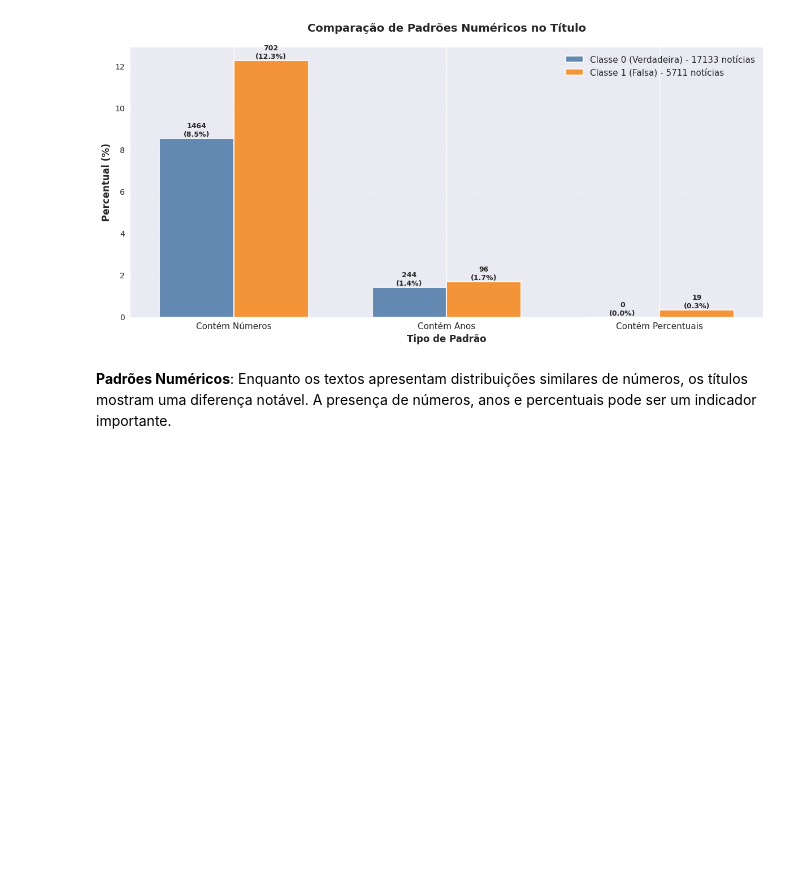
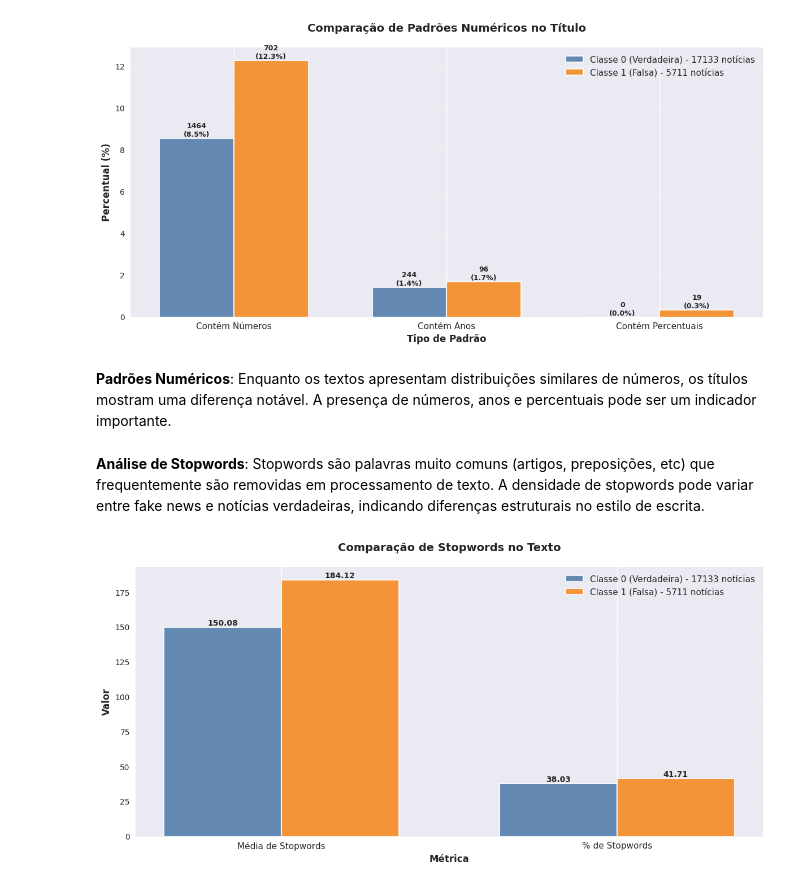
Before and after one commit to vlsmcin/ligia-challenge-NLP-vlsm, a Jupyter notebook: notebooks/1_Analise-Exploratoria.ipynb, the cells around one changed output. Cells and saved outputs as stored; diff of their text form; code cells hidden in the pictures; blank space fills up the shorter version.

Commit message:
feat: Add stopwords analysis

```diff
--- a/notebooks/1_Analise-Exploratoria.ipynb
+++ b/notebooks/1_Analise-Exploratoria.ipynb
@@ -356,3 +358,5 @@ plot_number_patterns_comparison(column='title', title_prefix='Título')
 [figure]
 # %% [markdown]
 **Padrões Numéricos**: Enquanto os textos apresentam distribuições similares de números, os títulos mostram uma diferença notável. A presença de números, anos e percentuais pode ser um indicador importante.
+# %% [markdown]
+**Análise de Stopwords**: Stopwords são palavras muito comuns (artigos, preposições, etc) que frequentemente são removidas em processamento de texto. A densidade de stopwords pode variar entre fake news e notícias verdadeiras, indicando diferenças estruturais no estilo de escrita.
@@ -358,0 +430,4 @@ plot_number_patterns_comparison(column='title', title_prefix='Título')
+# %%
+plot_stopwords_comparison(column='text', title_prefix='Texto')
+# %% [output]
+[figure, added]
```
Also changed, not shown: parts of 4 cells of this notebook.
